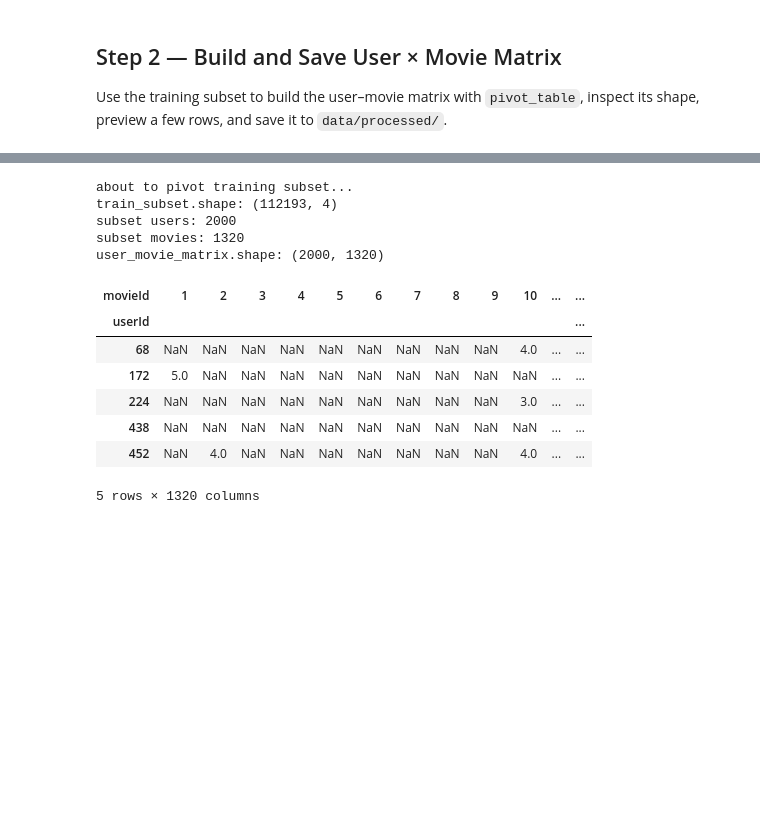
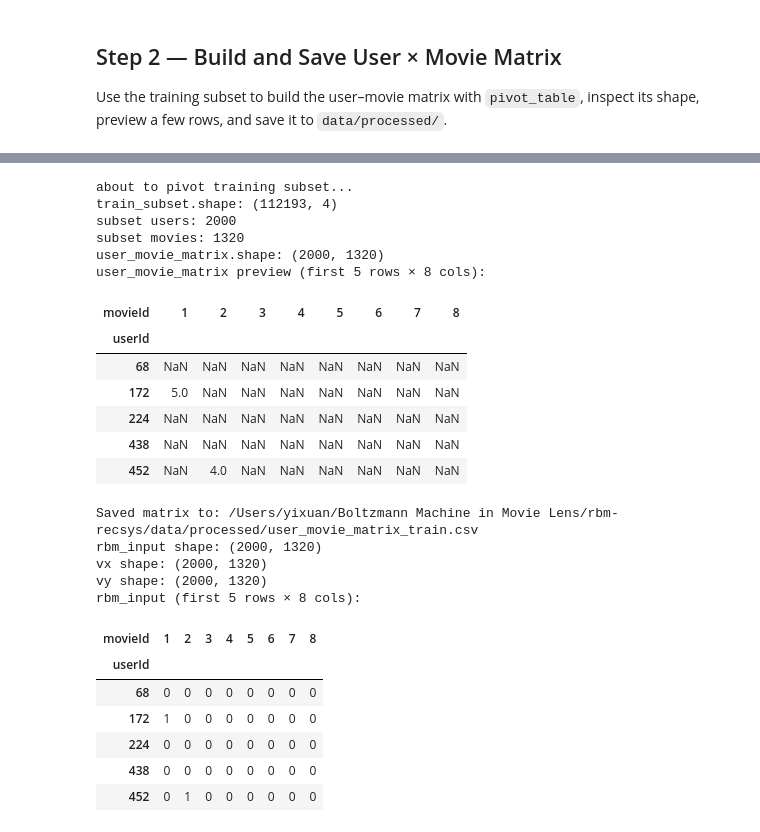
Before and after one commit to yixuan116/MovieLens-with-Restricted-Boltzmann-machine, a Jupyter notebook: notebooks/01_rbm_data_prep.ipynb, the cells around one changed output, grey strips where cells are left out. Saved outputs shown, nothing was run; the diff lists cells and outputs as text; code cells hidden in the pictures; blank space fills up the shorter version.

```diff
--- a/notebooks/01_rbm_data_prep.ipynb
+++ b/notebooks/01_rbm_data_prep.ipynb
@@ -93,4 +173,6 @@ Use the training subset to build the user–movie matrix with `pivot_table`, ins
 # %%
+import numpy as np
+
 # Limit dataset size before pivoting
 MAX_USERS = 2000
 MAX_MOVIES = 4000
@@ -100,39 +182,99 @@ first_users = train_ratings["userId"].drop_duplicates().head(MAX_USERS)
 train_subset = train_ratings[train_ratings["userId"].isin(first_users)].copy()
 
 # From that subset, select top MAX_MOVIES movies by rating count
 top_movies = train_subset["movieId"].value_counts().head(MAX_MOVIES).index
 train_subset = train_subset[train_subset["movieId"].isin(top_movies)].copy()
 
 print("about to pivot training subset...")
 print("train_subset.shape:", train_subset.shape)
 print("subset users:", train_subset["userId"].nunique())
 print("subset movies:", train_subset["movieId"].nunique())
 
 # Build user–movie matrix from subset
 user_movie_matrix = train_subset.pivot_table(
     index="userId",
     columns="movieId",
     values="rating",
     aggfunc="mean"
 )
 
 print("user_movie_matrix.shape:", user_movie_matrix.shape)
-display(user_movie_matrix.head())
+print("user_movie_matrix preview (first 5 rows × 8 cols):")
+display(user_movie_matrix.iloc[:5, :8])
 
 # Save results
 user_movie_matrix.to_csv(output_dir / "user_movie_matrix_train.csv")
 print("Saved matrix to:", output_dir / "user_movie_matrix_train.csv")
+
+# Binary RBM visible units (rbm_input ∈ {0,1})
+# Map ratings to binary preference (liked=1). Missing ratings become 0.
+rbm_input = (user_movie_matrix >= 3.5).astype(int)
+
+# Hyperbolic-number embedding (HHNN)
+# Eq. (12)–(15): z = x + u y and basic hyperbolic number definitions
+# Eq. (16): domain D for valid hyperbolic states
+# Eq. (17): unit hyperbola S
+# Eq. (18): exp(u t) = cosh(t) + u sinh(t)
+# We embed binary units on S using t0 and exp(u t0).
+
+# MovieLens ratings are real-valued data. The hyperbolic embedding maps
+# binary visible units into hyperbolic numbers so they can be processed
+# by the hyperbolic activation g(z) = z / |z| defined in Eq. (34).
+
+t0 = 0.8
+vx = pd.DataFrame(
+    np.cosh(t0),
+    index=rbm_input.index,
+    columns=rbm_input.columns,
+)
+vy = pd.DataFrame(
+    np.where(rbm_input.values == 1, np.sinh(t0), -np.sinh(t0)),
+    index=rbm_input.index,
+    columns=rbm_input.columns,
+)
+
+print("rbm_input shape:", rbm_input.shape)
+print("vx shape:", vx.shape)
+print("vy shape:", vy.shape)
+
+print("rbm_input (first 5 rows × 8 cols):")
+display(rbm_input.iloc[:5, :8])
+
+print("vx (first 5 rows × 8 cols):")
+display(vx.iloc[:5, :8])
+
+print("vy (first 5 rows × 8 cols):")
+display(vy.iloc[:5, :8])
+
+# Sanity check: vx^2 − vy^2 ≈ 1 (unit hyperbola, Eq. 17)
+unit_check = vx**2 - vy**2
+print("vx^2 − vy^2 (first 5 rows × 8 cols):")
+display(unit_check.iloc[:5, :8])
+
+print("Hyperbolic embedding completed using Eq. (18) and prepared for the activation function defined in Eq. (34).")
 # %% [output]
 about to pivot training subset...
 train_subset.shape: (112193, 4)
 subset users: 2000
 subset movies: 1320
 user_movie_matrix.shape: (2000, 1320)
+user_movie_matrix preview (first 5 rows × 8 cols):
-| movieId | 1 | 2 | 3 | 4 | 5 | 6 | 7 | 8 | 9 | 10 | ... | ... |
-| userId |  |  |  |  |  |  |  |  |  |  |  | ... |
-| 68 | NaN | NaN | NaN | NaN | NaN | NaN | NaN | NaN | NaN | 4.0 | ... | ... |
-| 172 | 5.0 | NaN | NaN | NaN | NaN | NaN | NaN | NaN | NaN | NaN | ... | ... |
-| 224 | NaN | NaN | NaN | NaN | NaN | NaN | NaN | NaN | NaN | 3.0 | ... | ... |
-| 438 | NaN | NaN | NaN | NaN | NaN | NaN | NaN | NaN | NaN | NaN | ... | ... |
-| 452 | NaN | 4.0 | NaN | NaN | NaN | NaN | NaN | NaN | NaN | 4.0 | ... | ... |
+| movieId | 1 | 2 | 3 | 4 | 5 | 6 | 7 | 8 |
+| userId |  |  |  |  |  |  |  |  |
+| 68 | NaN | NaN | NaN | NaN | NaN | NaN | NaN | NaN |
+| 172 | 5.0 | NaN | NaN | NaN | NaN | NaN | NaN | NaN |
+| 224 | NaN | NaN | NaN | NaN | NaN | NaN | NaN | NaN |
+| 438 | NaN | NaN | NaN | NaN | NaN | NaN | NaN | NaN |
+| 452 | NaN | 4.0 | NaN | NaN | NaN | NaN | NaN | NaN |
-5 rows × 1320 columns
+Saved matrix to: /Users/yixuan/Boltzmann Machine in Movie Lens/rbm-recsys/data/processed/user_movie_matrix_train.csv
+rbm_input shape: (2000, 1320)
+vx shape: (2000, 1320)
+vy shape: (2000, 1320)
+rbm_input (first 5 rows × 8 cols):
+| movieId | 1 | 2 | 3 | 4 | 5 | 6 | 7 | 8 |
+| userId |  |  |  |  |  |  |  |  |
+| 68 | 0 | 0 | 0 | 0 | 0 | 0 | 0 | 0 |
+| 172 | 1 | 0 | 0 | 0 | 0 | 0 | 0 | 0 |
+| 224 | 0 | 0 | 0 | 0 | 0 | 0 | 0 | 0 |
+| 438 | 0 | 0 | 0 | 0 | 0 | 0 | 0 | 0 |
+| 452 | 0 | 1 | 0 | 0 | 0 | 0 | 0 | 0 |
```
Also changed, not shown: parts of 4 cells of this notebook.
